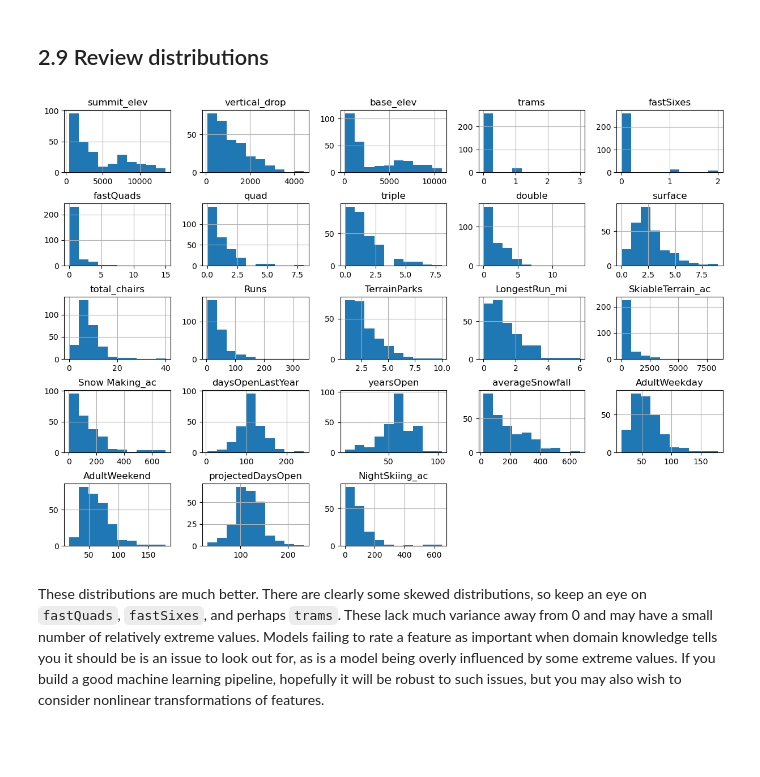
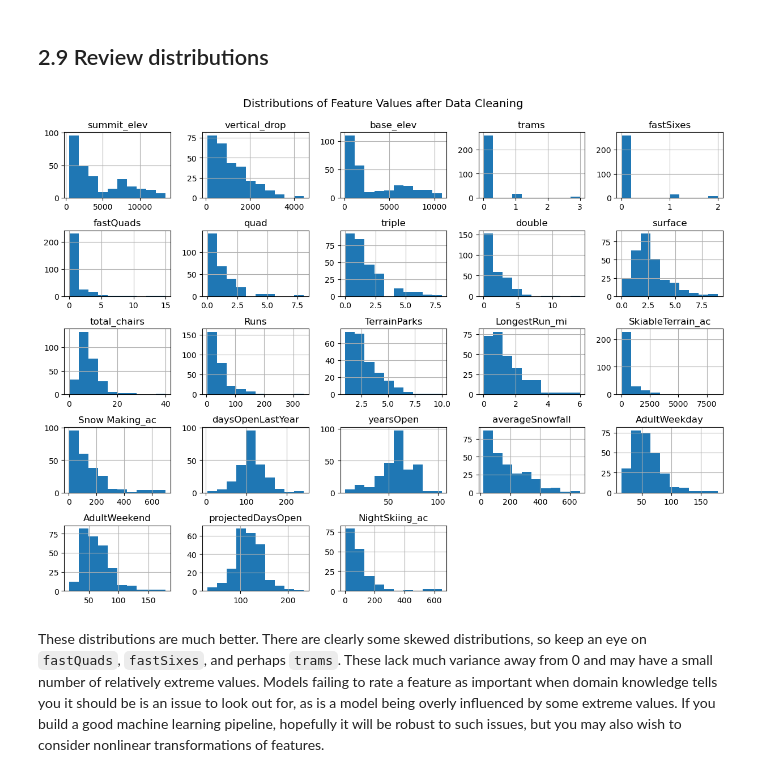
Before and after one commit to zxie9/DataScienceGuidedCapstone, a Jupyter notebook: Notebooks/02_data_wrangling.ipynb, the cells around one changed output. Drawn from its saved outputs; the diff is of its cells as text; code cells hidden in the pictures; blank space fills up the shorter version.

```diff
--- a/Notebooks/02_data_wrangling.ipynb
+++ b/Notebooks/02_data_wrangling.ipynb
@@ -755,9 +761,10 @@ ski_data = ski_data[missing_price != 2]
 ## 2.9 Review distributions<a id='2.9_Review_distributions'></a>
 # %%
 ski_data.hist(figsize=(15, 10))
-plt.subplots_adjust(hspace=0.5);
+plt.suptitle('Distributions of Feature Values after Data Cleaning', fontsize=14)
+plt.subplots_adjust(hspace=0.5, top=0.92);
 # %% [output]
-[figure, old version]
+[figure, new version]
 # %% [markdown]
 These distributions are much better. There are clearly some skewed distributions, so keep an eye on `fastQuads`, `fastSixes`, and perhaps `trams`. These lack much variance away from 0 and may have a small number of relatively extreme values.  Models failing to rate a feature as important when domain knowledge tells you it should be is an issue to look out for, as is a model being overly influenced by some extreme values. If you build a good machine learning pipeline, hopefully it will be robust to such issues, but you may also wish to consider nonlinear transformations of features.
 # %% [markdown]
```
Also changed, not shown: parts of 4 cells of this notebook.
